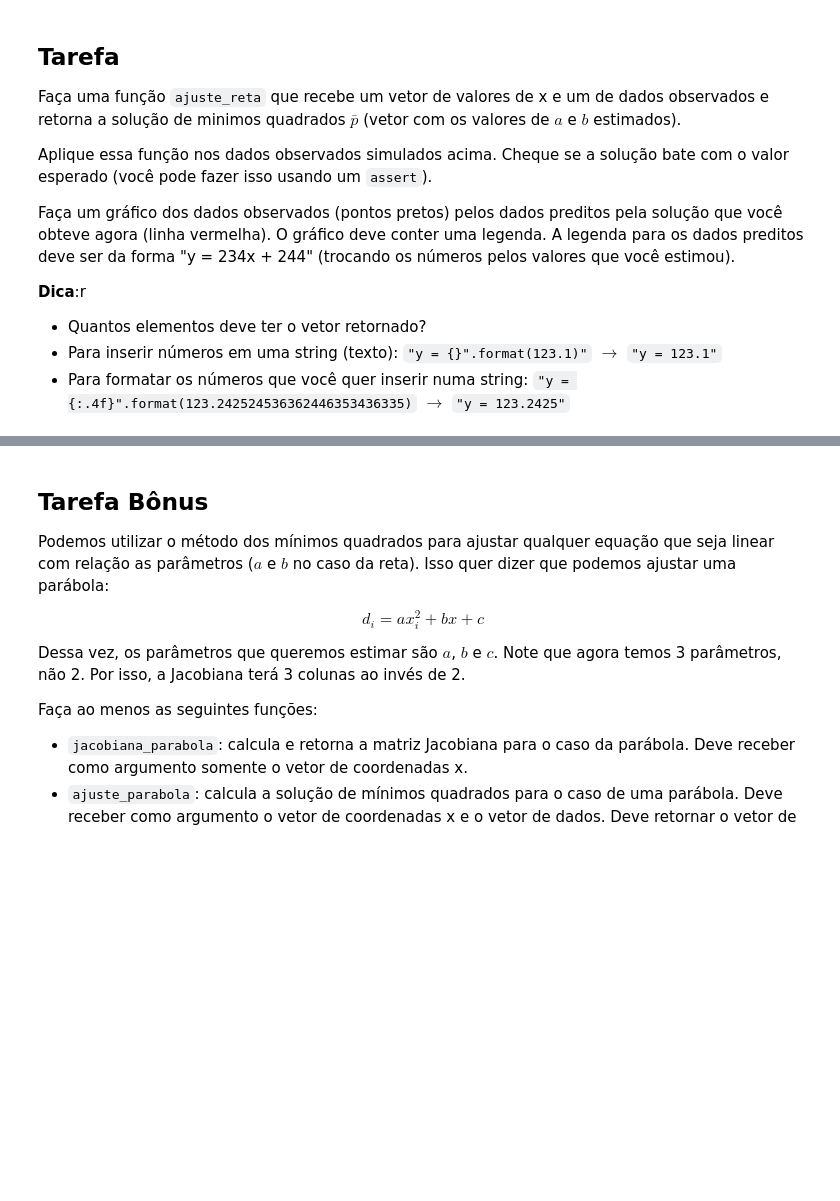
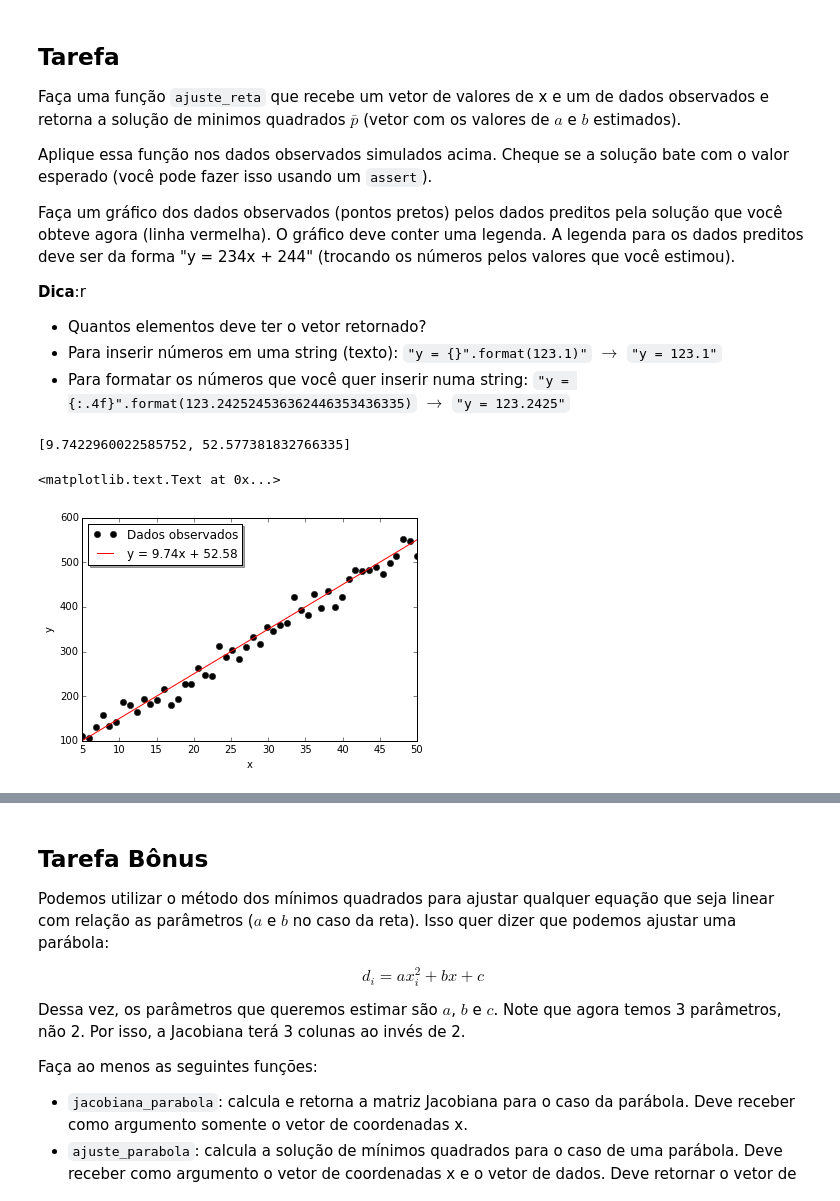
Before and after one commit to mat-esp-2015/minimos-quadrados-camila_felipe_luiz, a Jupyter notebook: minimos-quadrados.ipynb, the cells around one changed output, grey strips where cells are left out. Cells and saved outputs as stored; diff of their text form; code cells hidden in the pictures; blank space fills up the shorter version.

```diff
--- a/minimos-quadrados.ipynb
+++ b/minimos-quadrados.ipynb
@@ -359,3 +365,23 @@ Faça um gráfico dos dados observados (pontos pretos) pelos dados preditos pela
+# %%
+r = ajuste_reta(x, dados_obs)
+print(r)
+
+#y = a*x + b
+# %% [output]
+[9.7422960022585752, 52.577381832766335]
+# %%
+plt.figure()
+#plotando x e y em pontos pretos.
+plt.plot(x, dados_obs, "ok", label='Dados observados')
+plt.plot(x, y, "-r", label='y = 9.74x + 52.58')
+#para plotar a legenda:
+legend = plt.legend(loc='upper left', shadow=True)
+
+plt.xlabel("x")
+plt.ylabel("y")
+# %% [output]
+<matplotlib.text.Text at 0x...>
+[figure, added]
 # %% [markdown]
 ### Resultado esperado
 
```
Also changed, not shown: parts of 3 cells of this notebook.
